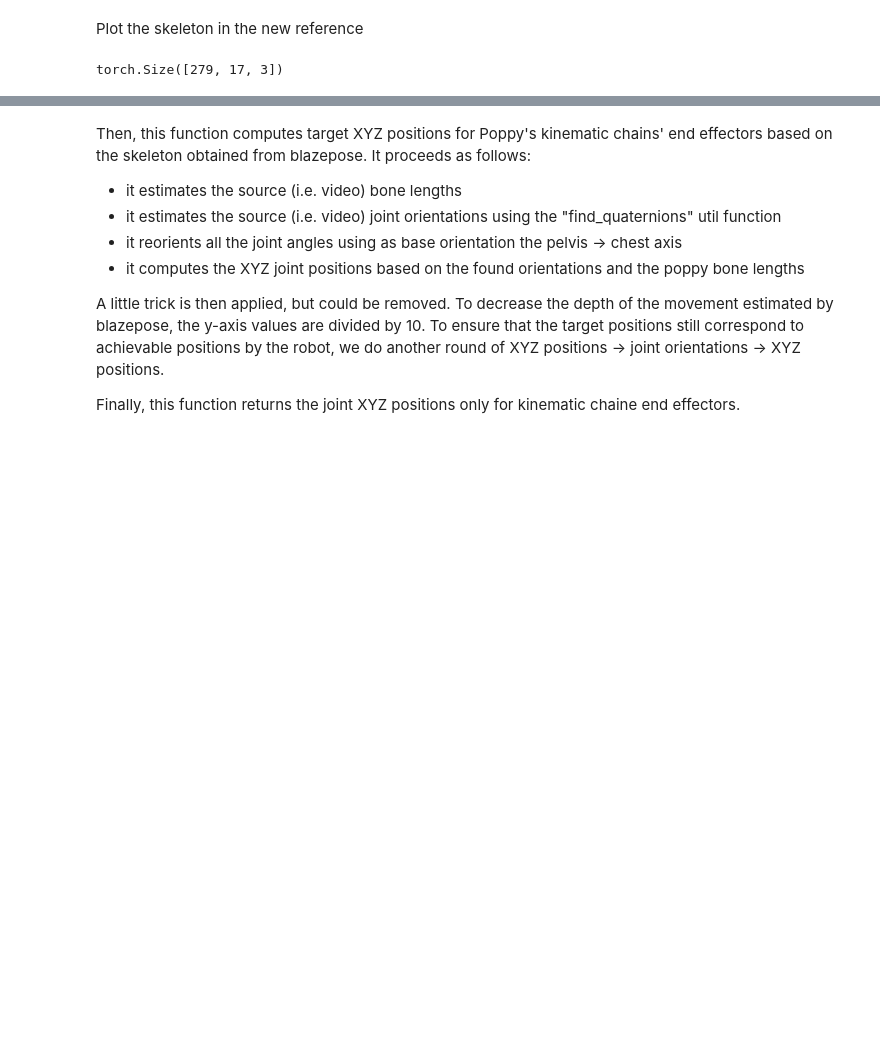
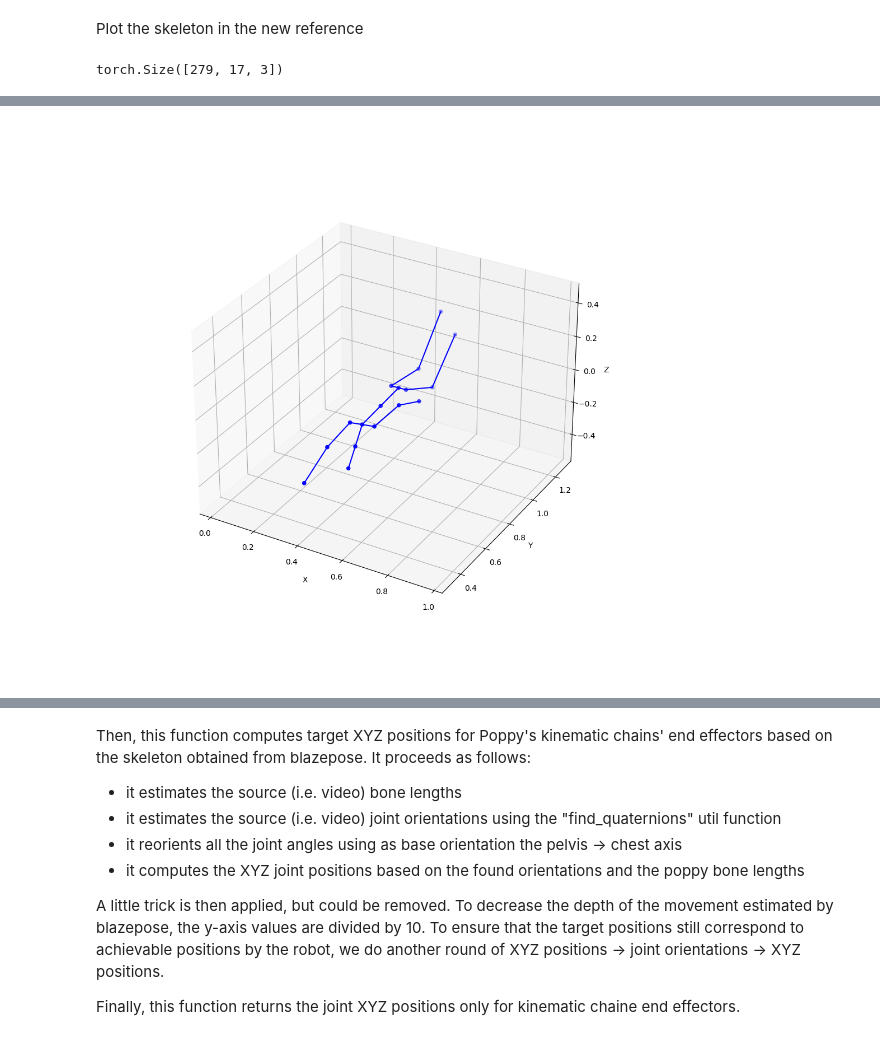
Before and after one commit to JoffreyMa/poppy-torso, a Jupyter notebook: sujet_upper_body_imitation.ipynb, the cells around one changed output, grey strips where cells are left out. Saved outputs shown, nothing was run; the diff lists cells and outputs as text; code cells hidden in the pictures; blank space fills up the shorter version.

```diff
--- a/sujet_upper_body_imitation.ipynb
+++ b/sujet_upper_body_imitation.ipynb
@@ -410,11 +421,11 @@ rota_skeletons_B = change_frame(skeletons, 'general', alpha, topology)
 # %% [markdown]
 Plot the skeleton in the new reference
 # %%
-%matplotlib notebook
+%matplotlib widget
 print(rota_skeletons_B.shape)
-t=10
+t=45
 
-ax = pyplot_skeleton(topology, rota_skeletons_B[t], show=True, color='blue') #output by blazepose
+ax = pyplot_skeleton(topology, skeletons[t], show=True, color='blue') #output by blazepose
 #ax=pyplot_skeleton(topology, rota_skeletons_B[t], ax=ax, show=True, color='red') #in the new reference
 # %% [output]
 torch.Size([279, 17, 3])
@@ -422,0 +432 @@ torch.Size([279, 17, 3])
+[figure, added]
```
Also changed, not shown: parts of 25 cells of this notebook, 3 other files.
